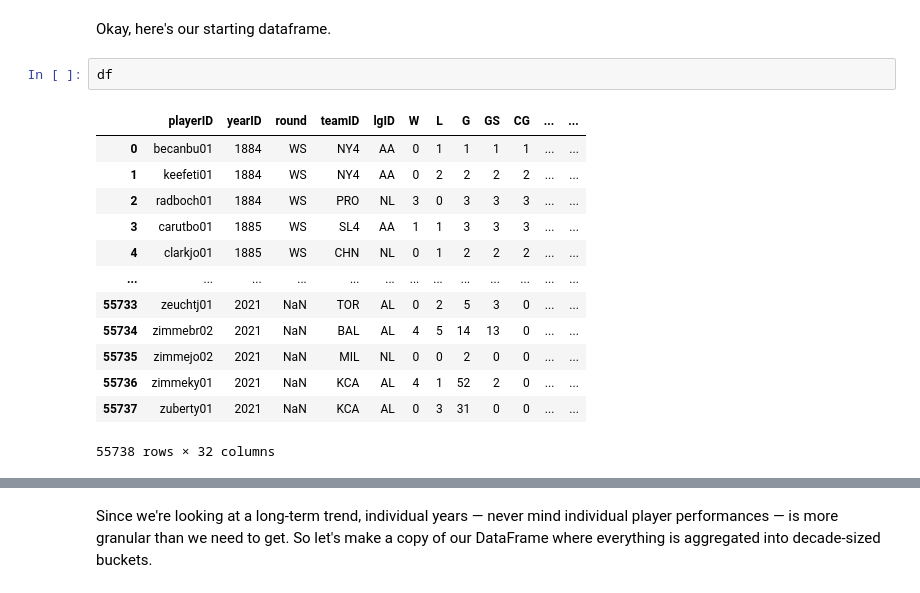
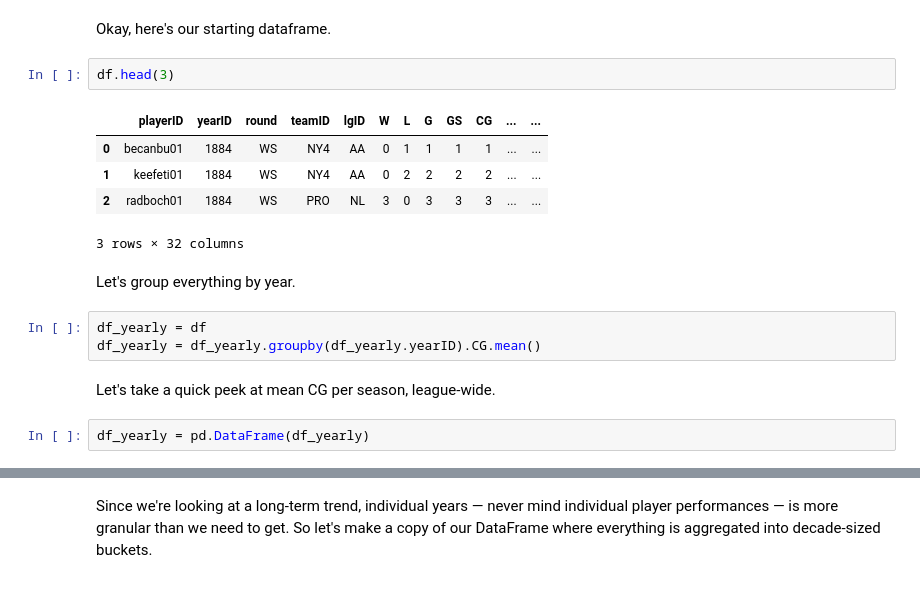
Before and after one commit to obverter/complete-games-are-done, a Jupyter notebook: notebooks/Complete Games Are Done.ipynb, the cells around one changed output, grey strips where cells are left out. Cells and saved outputs as stored; diff of their text form.

```diff
--- a/notebooks/Complete Games Are Done.ipynb
+++ b/notebooks/Complete Games Are Done.ipynb
@@ -64,18 +55,19 @@ df_postseason = df.dropna()
 # %% [markdown]
 Okay, here's our starting dataframe.
 # %%
-df
+df.head(3)
 # %% [output]
 |  | playerID | yearID | round | teamID | lgID | W | L | G | GS | CG | ... | ... |
 | 0 | becanbu01 | 1884 | WS | NY4 | AA | 0 | 1 | 1 | 1 | 1 | ... | ... |
 | 1 | keefeti01 | 1884 | WS | NY4 | AA | 0 | 2 | 2 | 2 | 2 | ... | ... |
 | 2 | radboch01 | 1884 | WS | PRO | NL | 3 | 0 | 3 | 3 | 3 | ... | ... |
-| 3 | carutbo01 | 1885 | WS | SL4 | AA | 1 | 1 | 3 | 3 | 3 | ... | ... |
-| 4 | clarkjo01 | 1885 | WS | CHN | NL | 0 | 1 | 2 | 2 | 2 | ... | ... |
-| ... | ... | ... | ... | ... | ... | ... | ... | ... | ... | ... | ... | ... |
-| 55733 | zeuchtj01 | 2021 | NaN | TOR | AL | 0 | 2 | 5 | 3 | 0 | ... | ... |
-| 55734 | zimmebr02 | 2021 | NaN | BAL | AL | 4 | 5 | 14 | 13 | 0 | ... | ... |
-| 55735 | zimmejo02 | 2021 | NaN | MIL | NL | 0 | 0 | 2 | 0 | 0 | ... | ... |
-| 55736 | zimmeky01 | 2021 | NaN | KCA | AL | 4 | 1 | 52 | 2 | 0 | ... | ... |
-| 55737 | zuberty01 | 2021 | NaN | KCA | AL | 0 | 3 | 31 | 0 | 0 | ... | ... |
-55738 rows × 32 columns
+3 rows × 32 columns
+# %% [markdown]
+Let's group everything by year.
+# %%
+df_yearly = df
+df_yearly = df_yearly.groupby(df_yearly.yearID).CG.mean()
+# %% [markdown]
+Let's take a quick peek at mean CG per season, league-wide.
+# %%
+df_yearly = pd.DataFrame(df_yearly)
```
Also changed, not shown: parts of 7 cells of this notebook, 2 other files.
